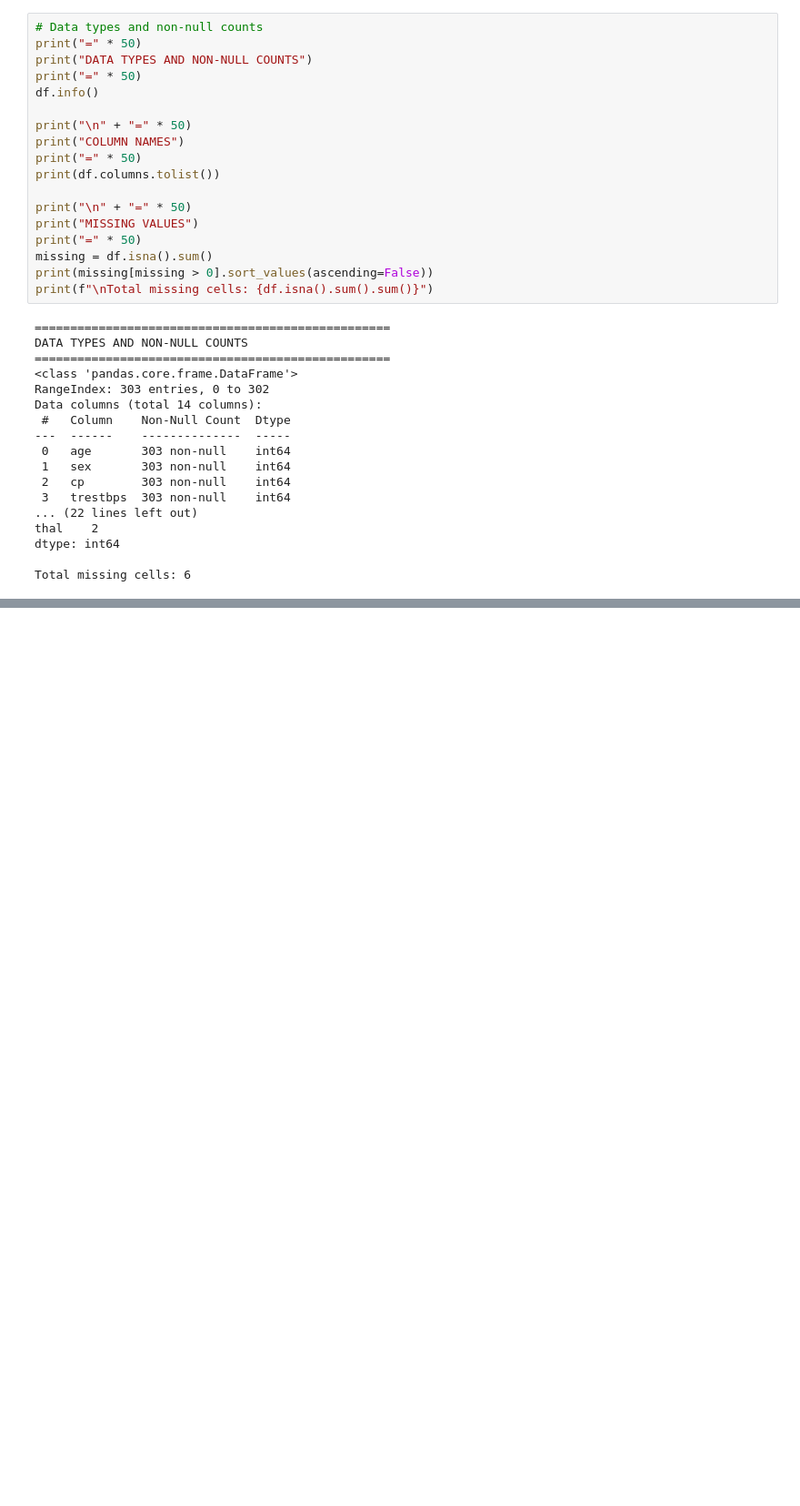
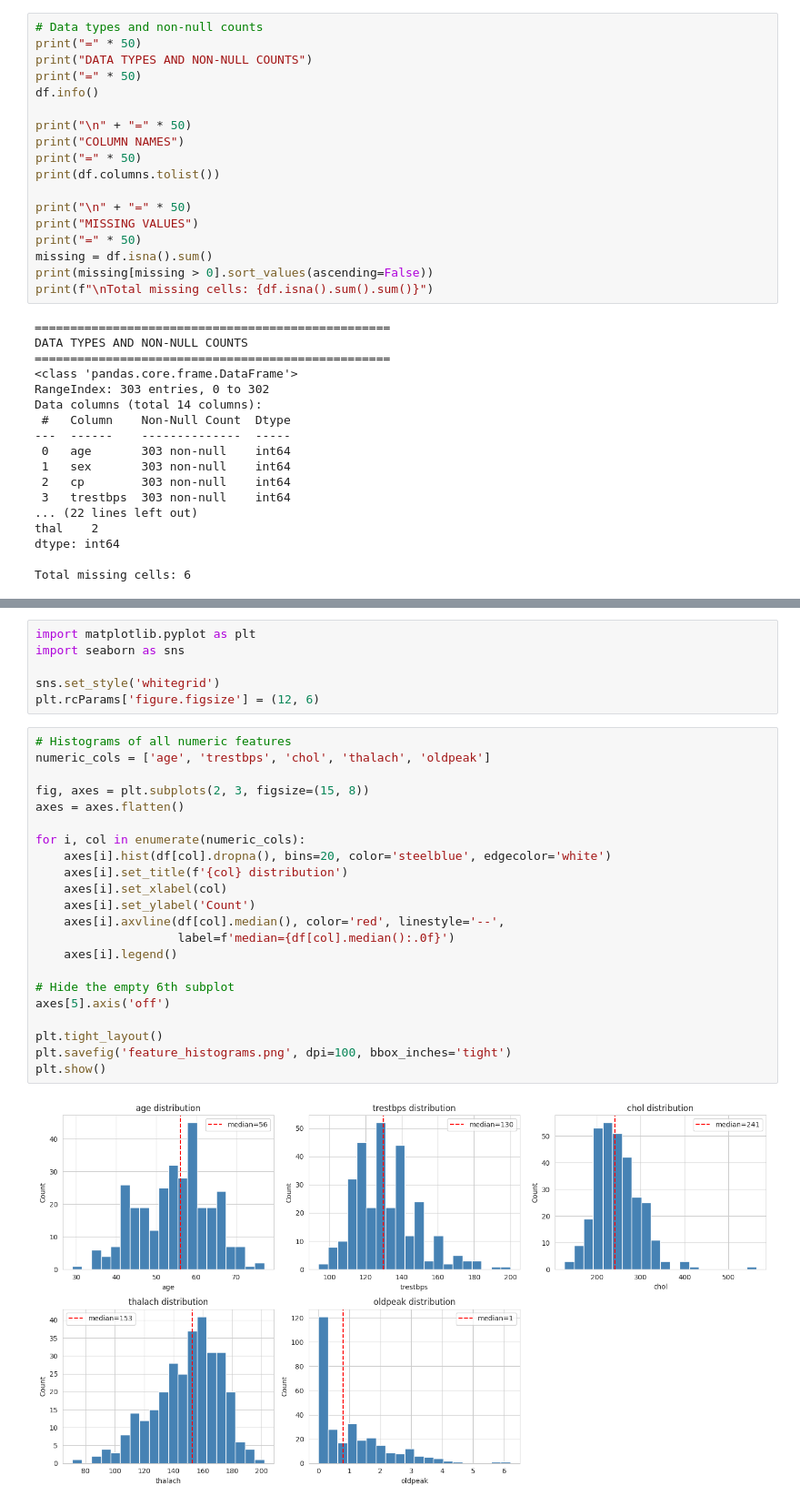
Before and after one commit to mugishaalex24682-cloud/bcs3101-capstone, a Jupyter notebook: notebooks/capstone.ipynb, the cells around one changed output, grey strips where cells are left out. Shown at 91% size. Saved outputs shown, nothing was run; the diff lists cells and outputs as text; blank space fills up the shorter version.

```diff
--- a/notebooks/capstone.ipynb
+++ b/notebooks/capstone.ipynb
@@ -84,0 +94,30 @@ Total missing cells: 6
+# %%
+import matplotlib.pyplot as plt
+import seaborn as sns
+
+sns.set_style('whitegrid')
+plt.rcParams['figure.figsize'] = (12, 6)
+# %%
+# Histograms of all numeric features
+numeric_cols = ['age', 'trestbps', 'chol', 'thalach', 'oldpeak']
+
+fig, axes = plt.subplots(2, 3, figsize=(15, 8))
+axes = axes.flatten()
+
+for i, col in enumerate(numeric_cols):
+    axes[i].hist(df[col].dropna(), bins=20, color='steelblue', edgecolor='white')
+    axes[i].set_title(f'{col} distribution')
+    axes[i].set_xlabel(col)
+    axes[i].set_ylabel('Count')
+    axes[i].axvline(df[col].median(), color='red', linestyle='--',
+                    label=f'median={df[col].median():.0f}')
+    axes[i].legend()
+
+# Hide the empty 6th subplot
+axes[5].axis('off')
+
+plt.tight_layout()
+plt.savefig('feature_histograms.png', dpi=100, bbox_inches='tight')
+plt.show()
+# %% [output]
+[figure, added]
```
Also changed, not shown: parts of 6 cells of this notebook.
